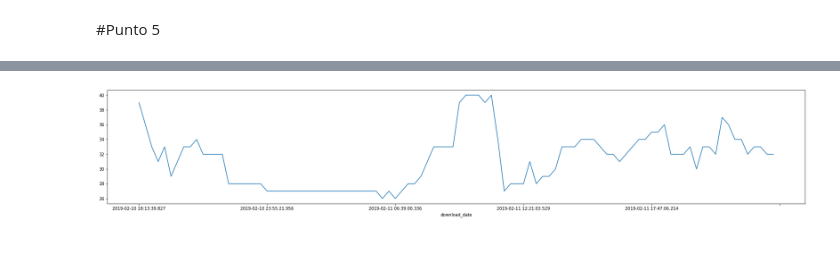
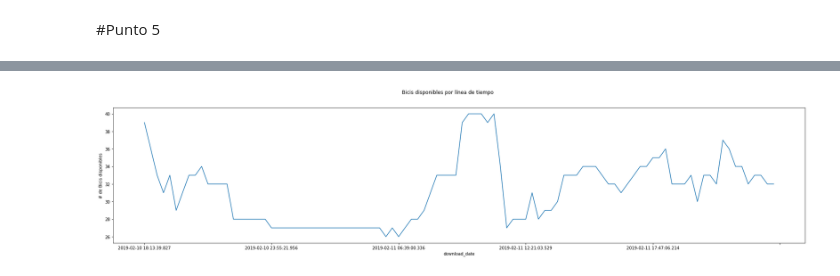
Before and after one commit to StevenMena/01MIAR_Python_IA, a Jupyter notebook: act/01MAIR_ACT_Video_MenaChavez_StevenAlberto.ipynb, the cells around one changed output, grey strips where cells are left out. Drawn from its saved outputs; the diff is of its cells as text; code cells hidden in the pictures; blank space fills up the shorter version.

```diff
--- a/act/01MAIR_ACT_Video_MenaChavez_StevenAlberto.ipynb
+++ b/act/01MAIR_ACT_Video_MenaChavez_StevenAlberto.ipynb
@@ -128,8 +128,11 @@ plt.hist(station50_bici_availables['available'],color='black',ec='white')#con ma
 # %%
 station_bici_availables_idx = station50_bici_availables.set_index('download_date')
 new_frame=station_bici_availables_idx['available']
-#display(station_bici_availables_idx.iloc[:,[1]])
+display(new_frame)
 
-new_frame.plot(figsize=(30,5))
+fig, axis = plt.subplots(1,1)
+ax=new_frame.plot(title='Bicis disponibles por línea de tiempo', subplots=True, ax=axis)
+fig.set_size_inches(30, 6)
+axis.set_ylabel('# de Bicis disponibles')
 plt.show()
 # %% [output]
@@ -136 +152 @@ plt.show()
-[figure, old version]
+[figure, new version]
```
Also changed, not shown: parts of 2 cells of this notebook.
